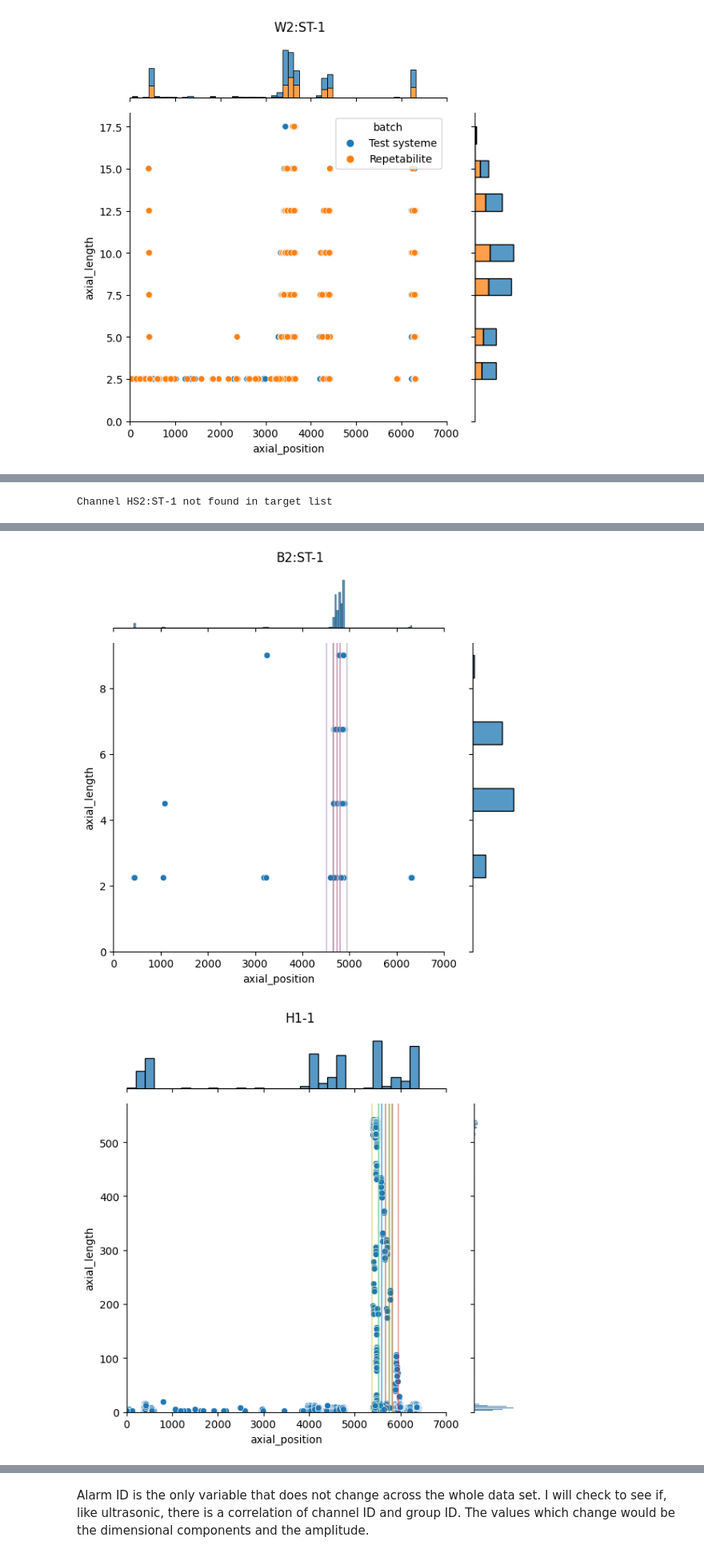
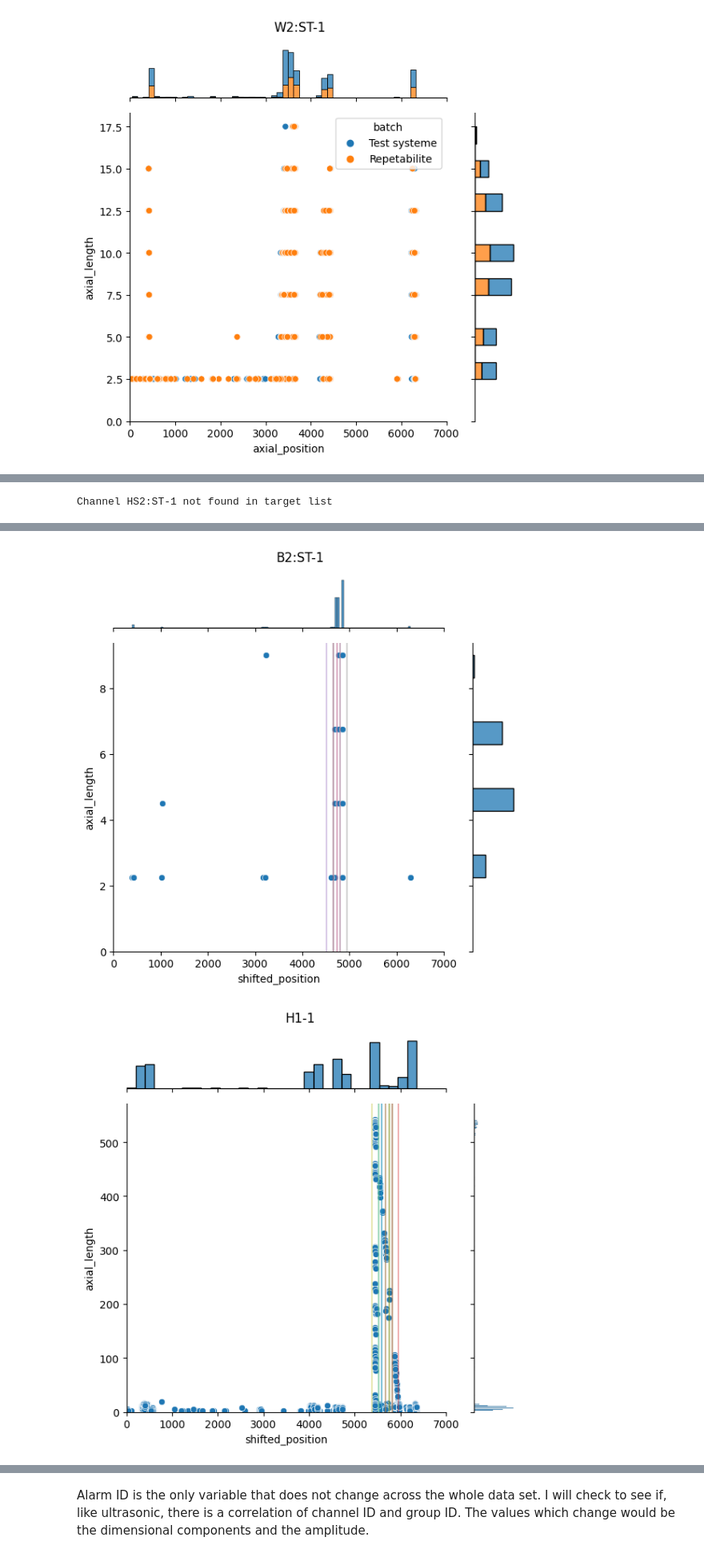
Before and after one commit to 0xFFMobius/PracticumNDT, a Jupyter notebook: practicum_core.ipynb, the cells around one changed output, grey strips where cells are left out. Shown at 80% size. Cells and saved outputs as stored; diff of their text form; code cells hidden in the pictures.

```diff
--- a/practicum_core.ipynb
+++ b/practicum_core.ipynb
@@ -325,16 +325,19 @@ I found an online database diagraming software, http://dbdiagram.io. They allow
 # %%
+def form_table(f, table_name, df):
+    f.write('Table %s {\n' % table_name) # Write table name
+    for row in df.itertuples(index=False, name='Field'):
+        if row.column_name.startswith('FK'): # handle foreign key links
+            ref_col = row.column_name.split('_')[-1] # last split is foreign table
+            ref_table = ref_col[:-5] # remove "INDEX" text
+            ref = f"[ref: > {ref_table}.{ref_col}]" # Reformat linking syntax for website
+        else:
+            ref='' # if no link, make it an empty string
+        f.write(f'  {row.column_name} {row.data_type} {ref}\n') # write column to line
+    f.write('}\n\n') # table closure syntax
+
 with open('dbdiagram_raw.txt', 'w') as f: # Open the file
     for table_name, df in table_schema.groupby('table_name'): # group by table
-        f.write('Table %s {\n' % table_name) # Write table name
-        for row in df.itertuples(index=False, name='Field'):
-            if row.column_name.startswith('FK'): # handle foreign key links
-                ref_col = row.column_name.split('_')[-1] # last split is foreign table
-                ref_table = ref_col[:-5] # remove "INDEX" text
-                ref = f"[ref: > {ref_table}.{ref_col}]" # Reformat linking syntax for website
-            else:
-                ref='' # if no link, make it an empty string
-            f.write(f'  {row.column_name} {row.data_type} {ref}\n') # write column to line
-        f.write('}\n\n') # table closure syntax
+        form_table(f, table_name, df)
 # %% [markdown]
 When built, the auto generated database diagram is extensive. For this reason, I will try to use the API as much as possible to get the desired data. Eventually I'm sure I will need to revisit the schema.
 
@@ -1341,0 +1446,9 @@ Amount of spread is surprising. The axial length value is not a y position. Addi
+# %%
+displacements = defects_1d_ut.loc[
+    (defects_1d_ut['channel'] == 'B1:BR-1') &
+    (defects_1d_ut['axial_position'] > 4000) &
+    (defects_1d_ut['axial_position'] < 5000),
+    'axial_position'
+    ]
+displacement_shift_by_id = 4693.412-displacements.groupby(level='db_index').min()
+displacement_shift_by_id
@@ -1341,0 +1490,6 @@ Amount of spread is surprising. The axial length value is not a y position. Addi
+# %%
+defects_1d_ut['shifted_position'] = (
+    defects_1d_ut.swaplevel('db_index', 'order')['axial_position'] +\
+        displacement_shift_by_id
+).swaplevel('db_index', 'order')
+defects_1d_ut
@@ -1357,8 +1531,8 @@ for channel in defects_1d_ut_classified['channel'].unique():
     for idx, target in targets.iterrows():
         defects_1d_ut_classified.loc[
             (defects_1d_ut_classified['channel'] == channel) &
-            (defects_1d_ut_classified['axial_position'] > target['pre']) &
-            (defects_1d_ut_classified['axial_position'] < target['post'])
+            (defects_1d_ut_classified['shifted_position'] > target['pre']) &
+            (defects_1d_ut_classified['shifted_position'] < target['post'])
             ,
             'target_id'
         ] = target['axial_location']
@@ -1388,7 +1564,7 @@ palette = cycle(sns.color_palette())
 for channel, df in defects_1d_ut.groupby('channel'):
     # Set defaults
     df = df.reset_index()
-    x='axial_position'
+    x='shifted_position'
     y='axial_length'
 
     g = sns.JointGrid() # Create the joint plot
@@ -1438,2 +1614,2 @@ Channel HS2:ST-1 not found in target list
-[figure, old version]
+[figure, new version]
-[figure, old version]
+[figure, new version]
```
Also changed, not shown: parts of 146 cells of this notebook, 5 other files.
